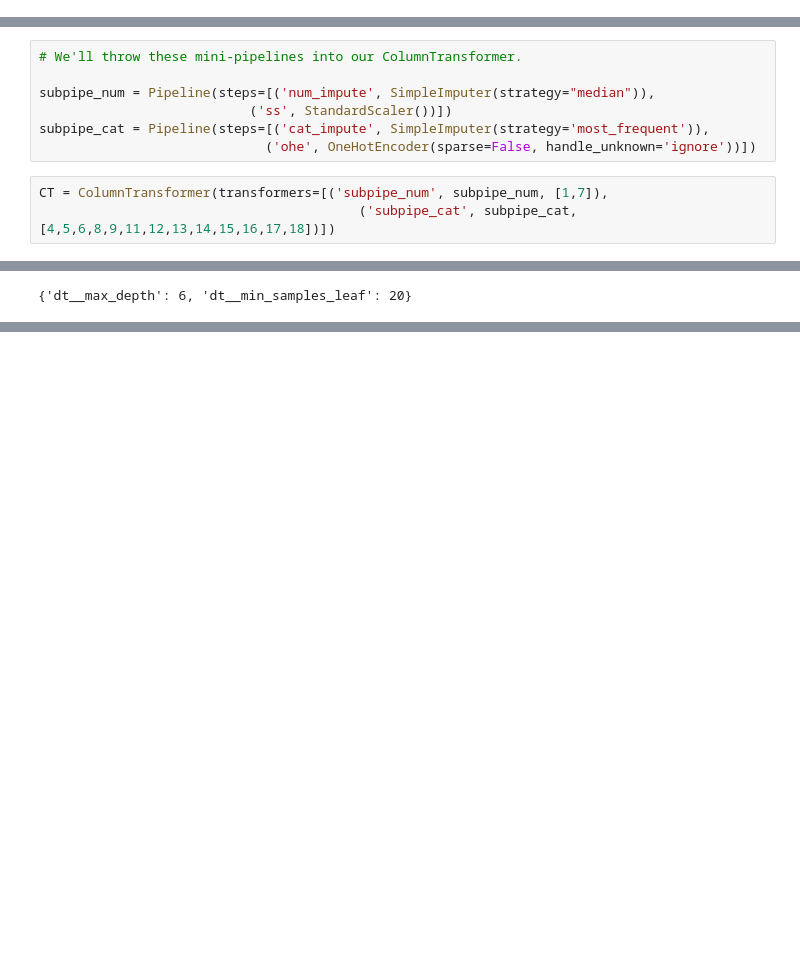
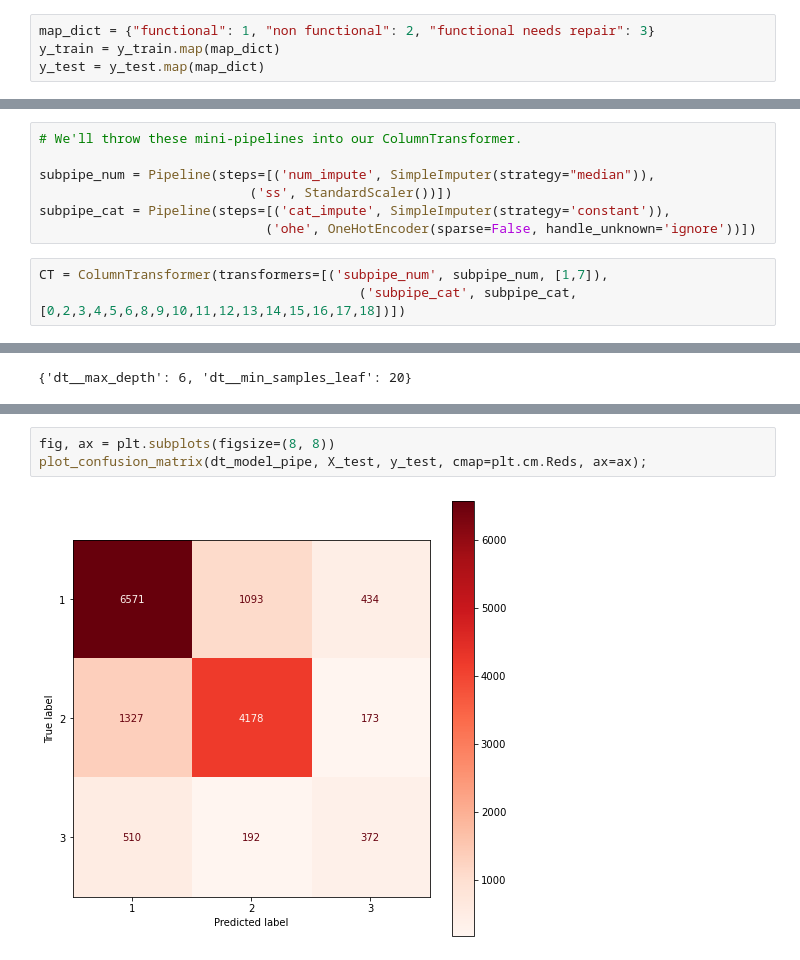
Before and after one commit to OlgertHasko/Tanzanian-Water-Wells, a Jupyter notebook: Modeling - Hatice.ipynb, the cells around one changed output, grey strips where cells are left out. Drawn from its saved outputs; the diff is of its cells as text; blank space fills up the shorter version.

Commit message:
target label change and function

```diff
--- a/Modeling - Hatice.ipynb
+++ b/Modeling - Hatice.ipynb
@@ -79,0 +82,4 @@ X_train, X_test, y_train, y_test = train_test_split(X, y, random_state = 42)
+# %%
+map_dict = {"functional": 1, "non functional": 2, "functional needs repair": 3}
+y_train = y_train.map(map_dict)
+y_test = y_test.map(map_dict)
@@ -131,11 +144,11 @@ Index Number 18 construction_year_bins
 
 subpipe_num = Pipeline(steps=[('num_impute', SimpleImputer(strategy="median")),
                            ('ss', StandardScaler())])
-subpipe_cat = Pipeline(steps=[('cat_impute', SimpleImputer(strategy='most_frequent')),
+subpipe_cat = Pipeline(steps=[('cat_impute', SimpleImputer(strategy='constant')),
                              ('ohe', OneHotEncoder(sparse=False, handle_unknown='ignore'))])
 # %%
 CT = ColumnTransformer(transformers=[('subpipe_num', subpipe_num, [1,7]),
-                                         ('subpipe_cat', subpipe_cat, [4,5,6,8,9,11,12,13,14,15,16,17,18])])
+                                         ('subpipe_cat', subpipe_cat, [0,2,3,4,5,6,8,9,10,11,12,13,14,15,16,17,18])])
 # %%
 dt_model_pipe = Pipeline(steps=([("ct", CT),
                                     ("dt", DecisionTreeClassifier(random_state = 0))]))
@@ -213,0 +234,5 @@ if funders in df['top_funders'].values
+# %%
+fig, ax = plt.subplots(figsize=(8, 8))
+plot_confusion_matrix(dt_model_pipe, X_test, y_test, cmap=plt.cm.Reds, ax=ax);
+# %% [output]
+[figure, added]
```
Also changed, not shown: parts of 20 cells of this notebook.
